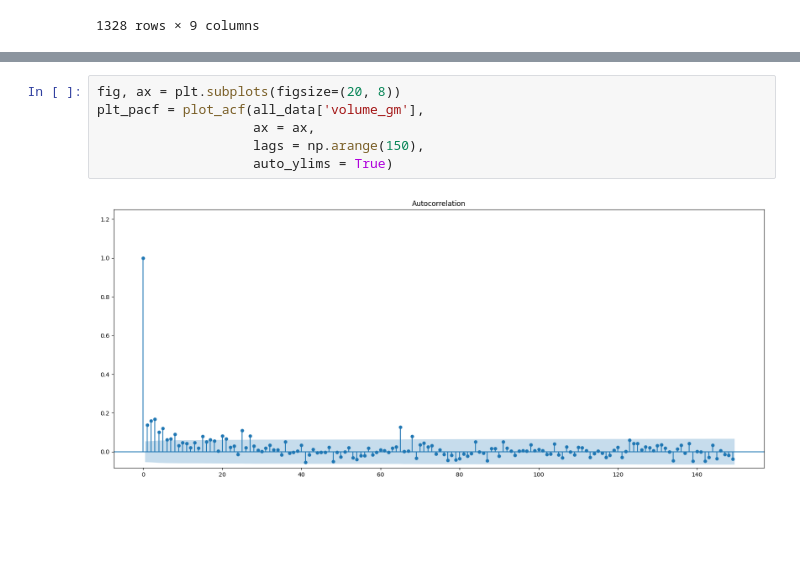
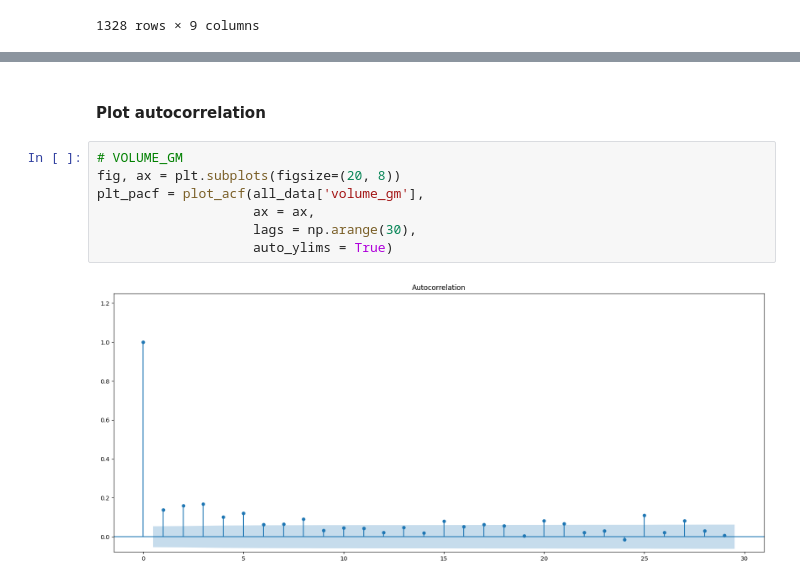
Before and after one commit to p4treina/trade_volume_prediction, a Jupyter notebook: notebooks/EDA.ipynb, the cells around one changed output, grey strips where cells are left out. Cells and saved outputs as stored; diff of their text form; blank space fills up the shorter version.

```diff
--- a/notebooks/EDA.ipynb
+++ b/notebooks/EDA.ipynb
@@ -89,8 +156,11 @@ all_data.iloc[-500:].plot(y='volume_gm', figsize=[20, 8])
+# %% [markdown]
+#### Plot autocorrelation
 # %%
+# VOLUME_GM
 fig, ax = plt.subplots(figsize=(20, 8))
 plt_pacf = plot_acf(all_data['volume_gm'],
                     ax = ax,
-                    lags = np.arange(150),
+                    lags = np.arange(30),
                     auto_ylims = True)
 # %% [output]
-[figure, old version]
+[figure, new version]
```
Also changed, not shown: parts of 22 cells of this notebook, 2 other files.
